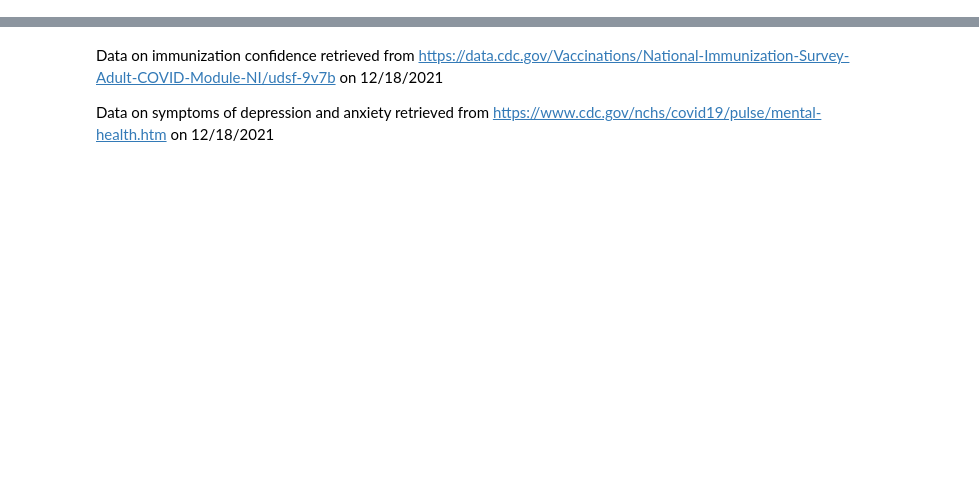
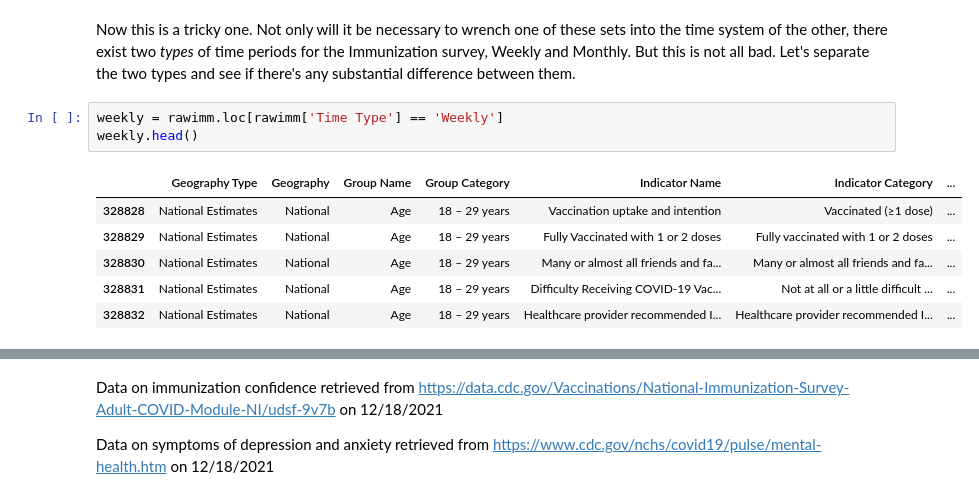
Before and after one commit to adamgrigg/tutorial, a Jupyter notebook: mental-health.ipynb, the cells around one changed output, grey strips where cells are left out. Drawn from its saved outputs; the diff is of its cells as text; blank space fills up the shorter version.

```diff
--- a/mental-health.ipynb
+++ b/mental-health.ipynb
@@ -12,0 +66,12 @@ import numpy as np
+# %% [markdown]
+Now this is a tricky one. Not only will it be necessary to wrench one of these sets into the time system of the other, there exist two *types* of time periods for the Immunization survey, Weekly and Monthly. But this is not all bad. Let's separate the two types and see if there's any substantial difference between them.
+# %%
+weekly = rawimm.loc[rawimm['Time Type'] == 'Weekly']
+weekly.head()
+# %% [output]
+|  | Geography Type | Geography | Group Name | Group Category | Indicator Name | Indicator Category | ... |
+| 328828 | National Estimates | National | Age | 18 – 29 years | Vaccination uptake and intention | Vaccinated (≥1 dose) | ... |
+| 328829 | National Estimates | National | Age | 18 – 29 years | Fully Vaccinated with 1 or 2 doses | Fully vaccinated with 1 or 2 doses | ... |
+| 328830 | National Estimates | National | Age | 18 – 29 years | Many or almost all friends and fa... | Many or almost all friends and fa... | ... |
+| 328831 | National Estimates | National | Age | 18 – 29 years | Difficulty Receiving COVID-19 Vac... | Not at all or a little difficult ... | ... |
+| 328832 | National Estimates | National | Age | 18 – 29 years | Healthcare provider recommended I... | Healthcare provider recommended I... | ... |
```
Also changed, not shown: parts of 17 cells of this notebook, 1 other file.
